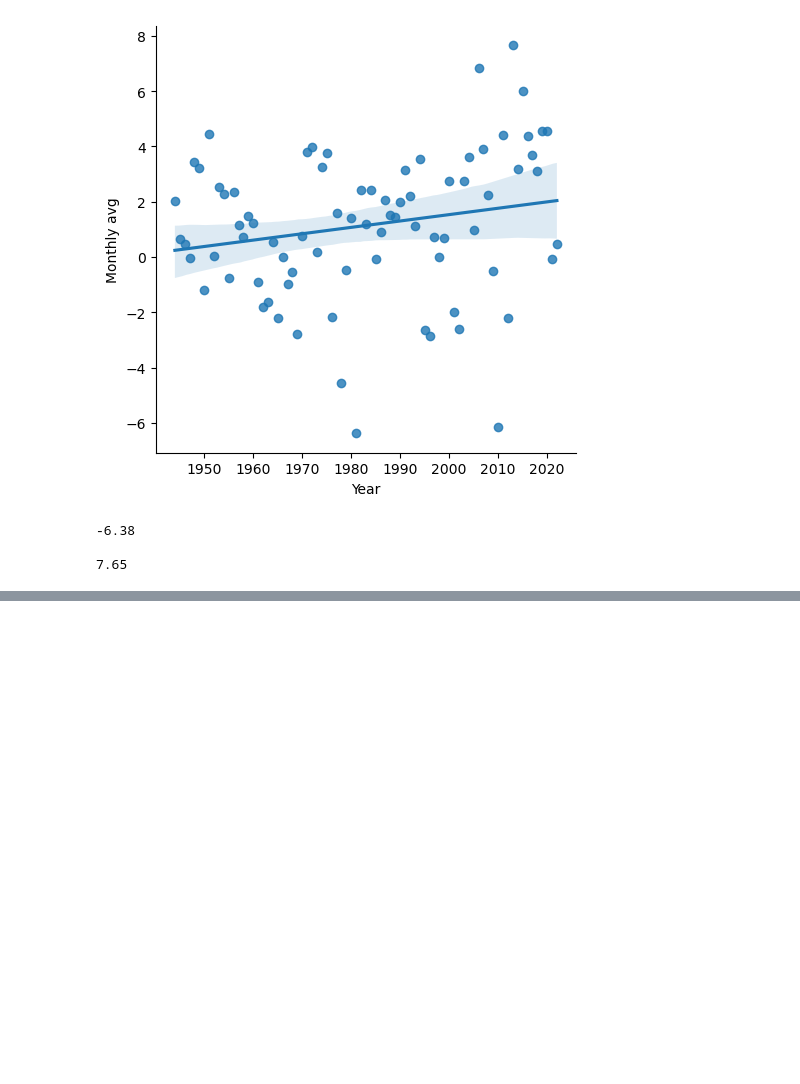
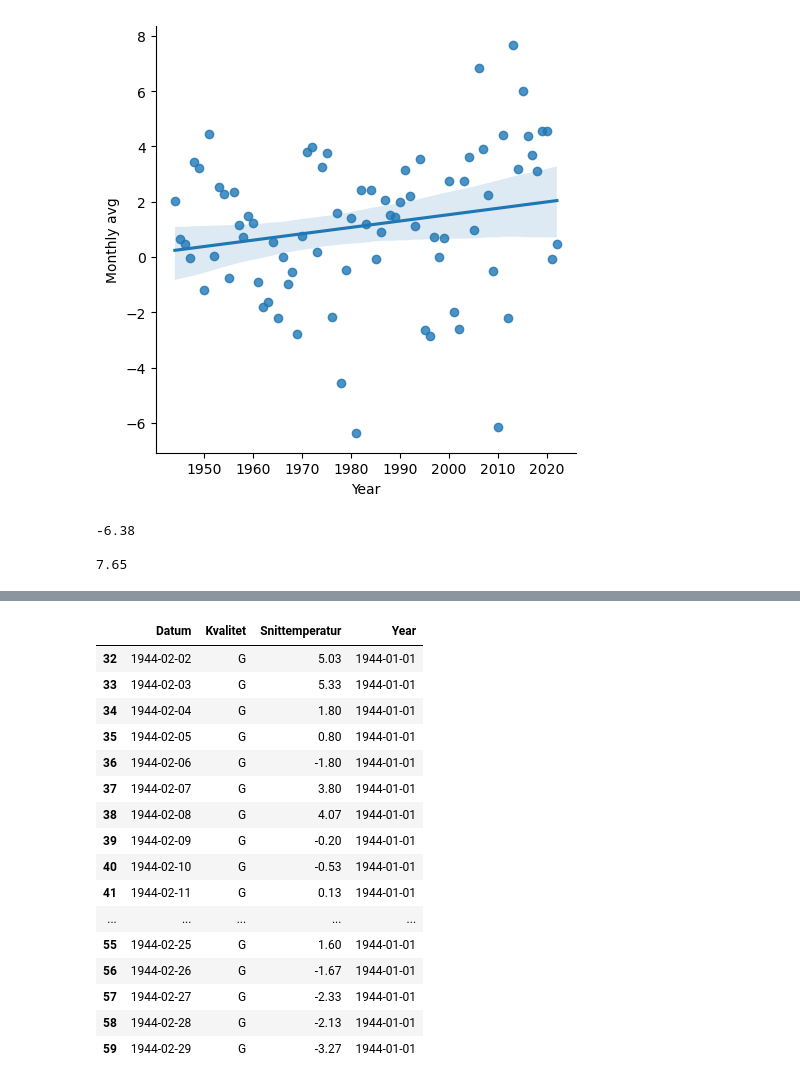
Before and after one commit to msteele919/projectwork, a Jupyter notebook: Kristoffer/plotting.ipynb, the cells around one changed output, grey strips where cells are left out. Drawn from its saved outputs; the diff is of its cells as text; code cells hidden in the pictures; blank space fills up the shorter version.

```diff
--- a/Kristoffer/plotting.ipynb
+++ b/Kristoffer/plotting.ipynb
@@ -101,0 +118,23 @@ sns.relplot(x=monthly['Year'], y=monthly['Monthly avg'], data=monthly, kind='lin
+# %%
+daily_jan = daily.iloc[0:31]
+daily_feb = daily.iloc[32:60]
+# %%
+daily_feb
+# %% [output]
+|  | Datum | Kvalitet | Snittemperatur | Year |
+| 32 | 1944-02-02 | G | 5.03 | 1944-01-01 |
+| 33 | 1944-02-03 | G | 5.33 | 1944-01-01 |
+| 34 | 1944-02-04 | G | 1.80 | 1944-01-01 |
+| 35 | 1944-02-05 | G | 0.80 | 1944-01-01 |
+| 36 | 1944-02-06 | G | -1.80 | 1944-01-01 |
+| 37 | 1944-02-07 | G | 3.80 | 1944-01-01 |
+| 38 | 1944-02-08 | G | 4.07 | 1944-01-01 |
+| 39 | 1944-02-09 | G | -0.20 | 1944-01-01 |
+| 40 | 1944-02-10 | G | -0.53 | 1944-01-01 |
+| 41 | 1944-02-11 | G | 0.13 | 1944-01-01 |
+| ... | ... | ... | ... | ... |
+| 55 | 1944-02-25 | G | 1.60 | 1944-01-01 |
+| 56 | 1944-02-26 | G | -1.67 | 1944-01-01 |
+| 57 | 1944-02-27 | G | -2.33 | 1944-01-01 |
+| 58 | 1944-02-28 | G | -2.13 | 1944-01-01 |
+| 59 | 1944-02-29 | G | -3.27 | 1944-01-01 |
```
Also changed, not shown: parts of 6 cells of this notebook, 3 other files.
